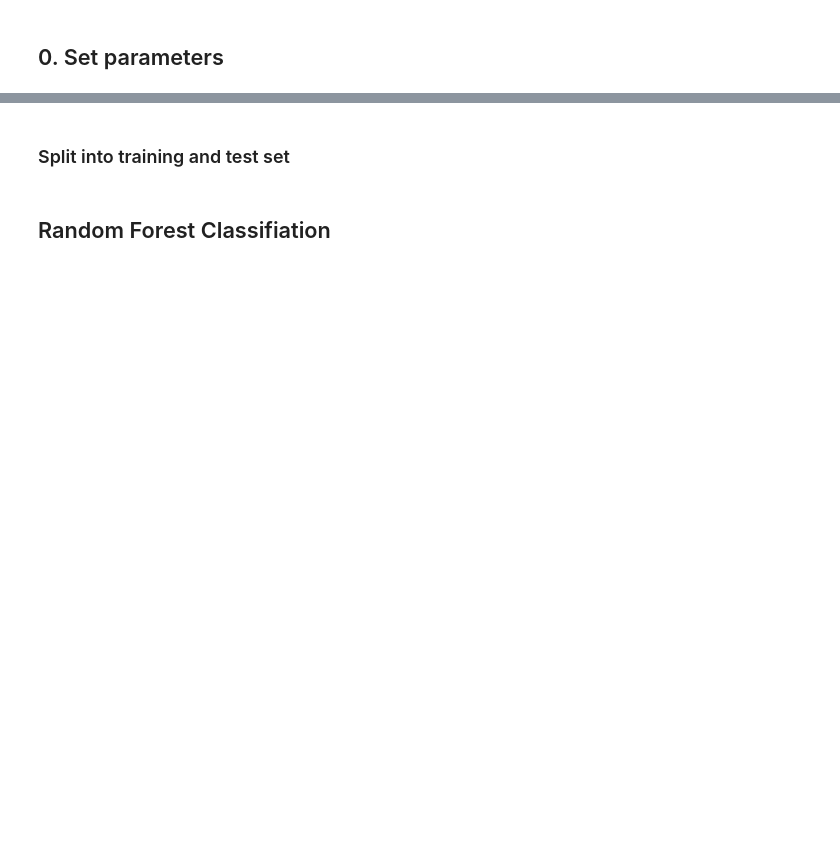
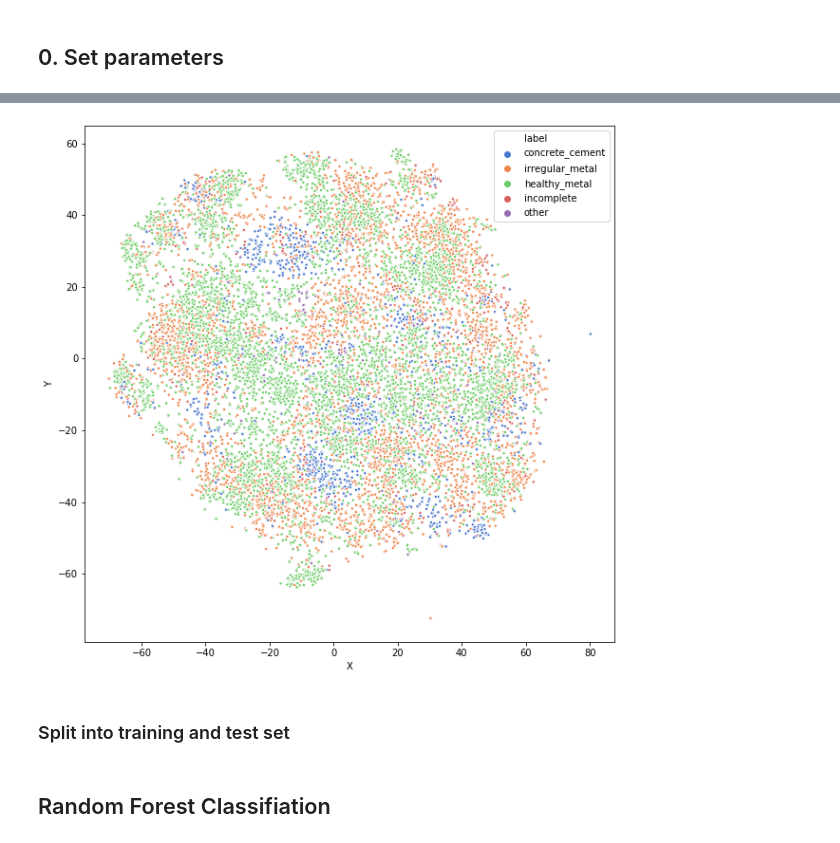
Before and after one commit to jo-ruether/ipeo_carribean, a Jupyter notebook: src/Classification.ipynb, the cells around one changed output, grey strips where cells are left out. Drawn from its saved outputs; the diff is of its cells as text; code cells hidden in the pictures; blank space fills up the shorter version.

```diff
--- a/src/Classification.ipynb
+++ b/src/Classification.ipynb
@@ -78,3 +75,11 @@ print(labels_global.shape)
+# %%
+top_x = 250
+top_pc = pca.components_[:top_x]
+features_proj = np.matmul(np.matmul(top_pc.T, top_pc), features_scaled.T).T
+# %%
+vis.plot_tsne(features_proj, labels, marker_size=10)
+# %% [output]
+[figure, added]
 # %% [markdown]
 ### Split into training and test set
 # %%
```
Also changed, not shown: parts of 37 cells of this notebook.
